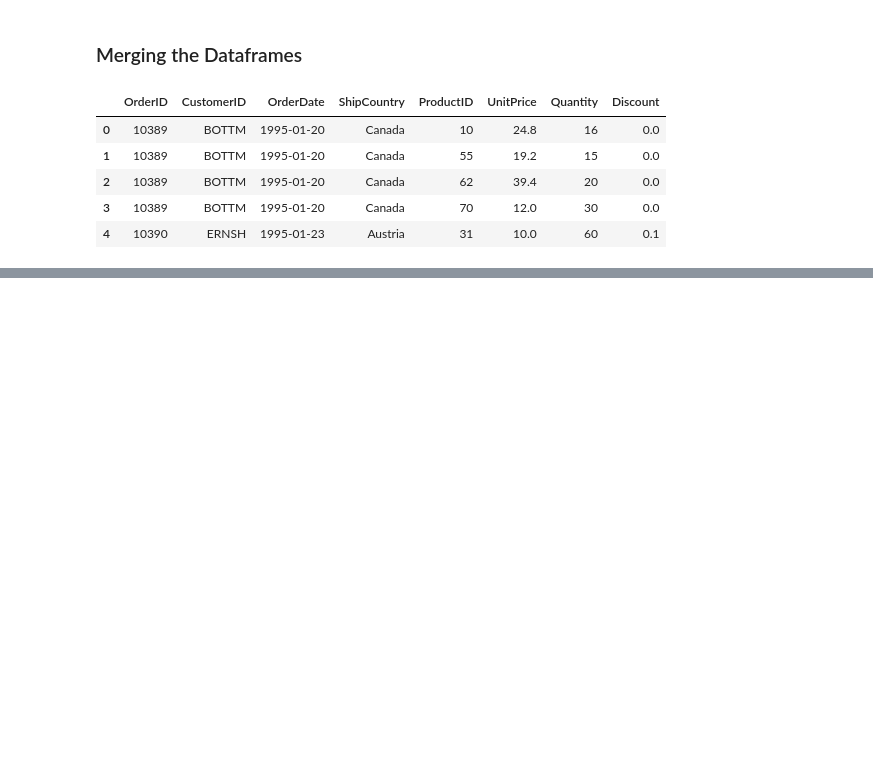
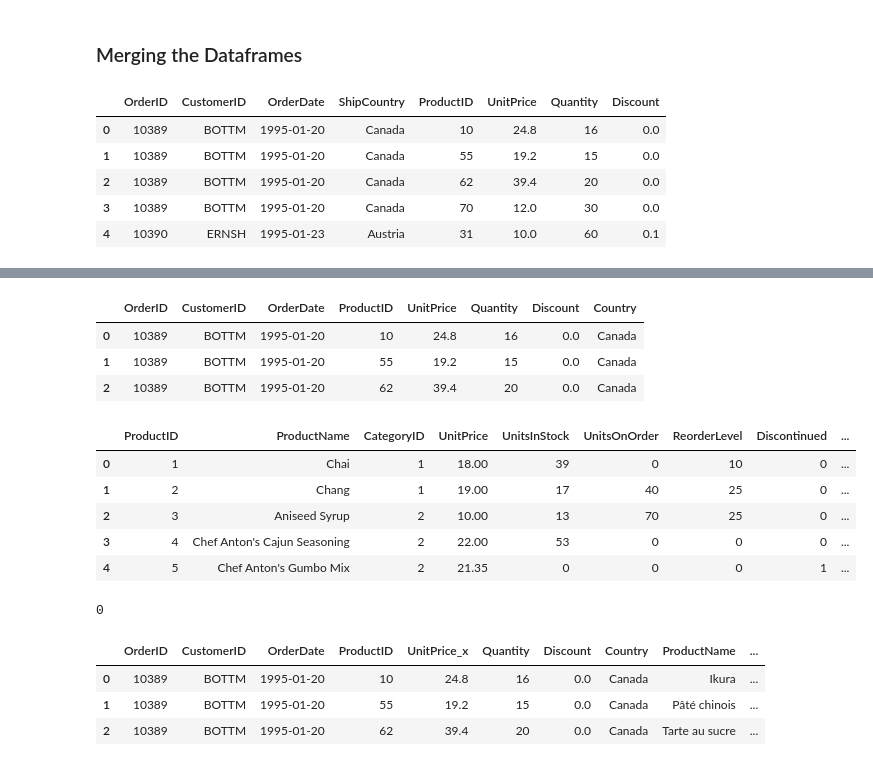
Before and after one commit to Waleed18574/Python-Project-Analyzing-Northwind-Data, a Jupyter notebook: notebook/Product-Analysis.ipynb, the cells around one changed output, grey strips where cells are left out. Cells and saved outputs as stored; diff of their text form; code cells hidden in the pictures; blank space fills up the shorter version.

```diff
--- a/notebook/Product-Analysis.ipynb
+++ b/notebook/Product-Analysis.ipynb
@@ -109,2 +111,31 @@ orders_sales.head()
+# %%
+# since ALL shipping coutries is the same as the order countries, I will drop one of the column
+orders_sales_locations = orders_sales_locations.drop("ShipCountry", axis=1).rename({"OrderCountry":"Country"},axis=1)
+orders_sales_locations.head(3)
+# %% [output]
+|  | OrderID | CustomerID | OrderDate | ProductID | UnitPrice | Quantity | Discount | Country |
+| 0 | 10389 | BOTTM | 1995-01-20 | 10 | 24.8 | 16 | 0.0 | Canada |
+| 1 | 10389 | BOTTM | 1995-01-20 | 55 | 19.2 | 15 | 0.0 | Canada |
+| 2 | 10389 | BOTTM | 1995-01-20 | 62 | 39.4 | 20 | 0.0 | Canada |
 # %%
-products_with_categories = pd.merge(products, categories, on=)
+products_with_categories = pd.merge(products, categories, on="CategoryID")
+products_with_categories.head()
+# %% [output]
+|  | ProductID | ProductName | CategoryID | UnitPrice | UnitsInStock | UnitsOnOrder | ReorderLevel | Discontinued | ... |
+| 0 | 1 | Chai | 1 | 18.00 | 39 | 0 | 10 | 0 | ... |
+| 1 | 2 | Chang | 1 | 19.00 | 17 | 40 | 25 | 0 | ... |
+| 2 | 3 | Aniseed Syrup | 2 | 10.00 | 13 | 70 | 25 | 0 | ... |
+| 3 | 4 | Chef Anton's Cajun Seasoning | 2 | 22.00 | 53 | 0 | 0 | 0 | ... |
+| 4 | 5 | Chef Anton's Gumbo Mix | 2 | 21.35 | 0 | 0 | 0 | 1 | ... |
+# %%
+sum(products_with_categories.ProductID.duplicated())
+# %% [output]
+0
+# %%
+products_analysis = pd.merge(orders_sales_locations, products_with_categories, on = "ProductID")
+products_analysis.head(3)
+# %% [output]
+|  | OrderID | CustomerID | OrderDate | ProductID | UnitPrice_x | Quantity | Discount | Country | ProductName | ... |
+| 0 | 10389 | BOTTM | 1995-01-20 | 10 | 24.8 | 16 | 0.0 | Canada | Ikura | ... |
+| 1 | 10389 | BOTTM | 1995-01-20 | 55 | 19.2 | 15 | 0.0 | Canada | Pâté chinois | ... |
+| 2 | 10389 | BOTTM | 1995-01-20 | 62 | 39.4 | 20 | 0.0 | Canada | Tarte au sucre | ... |
```
Also changed, not shown: parts of 4 cells of this notebook.
